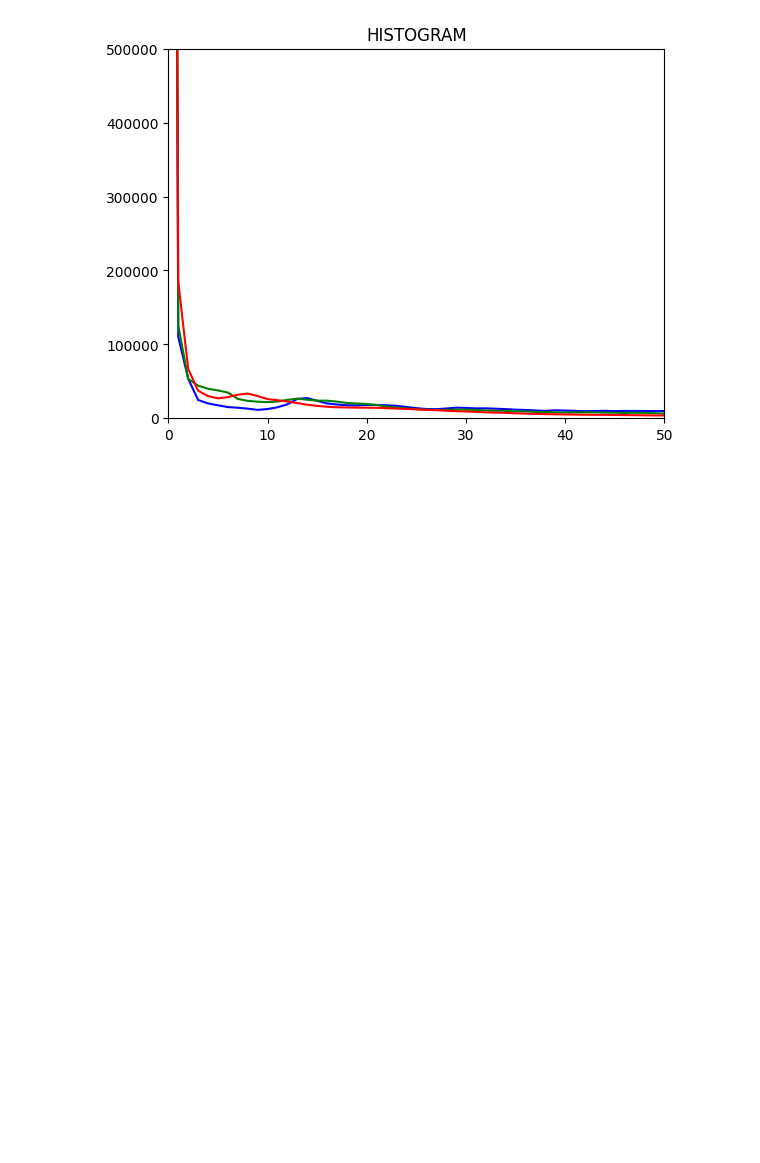
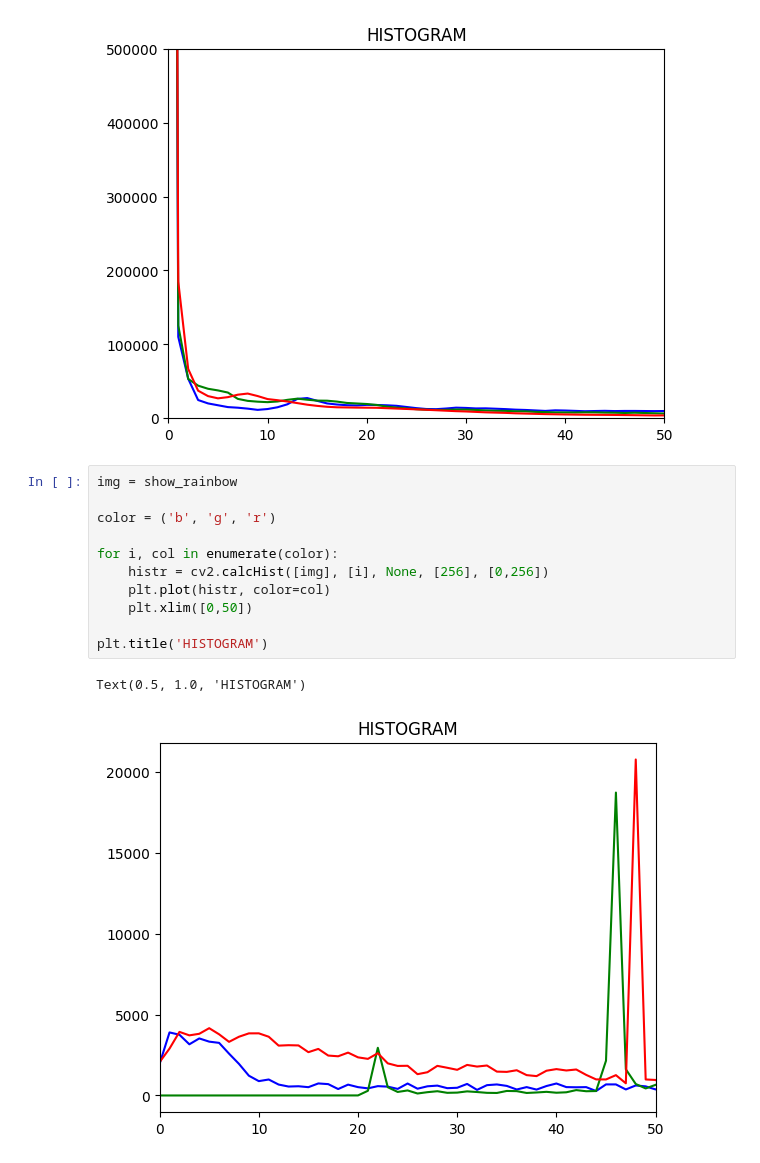
Before and after one commit to walterbishop67/OpenCv_Ex_U, a Jupyter notebook: Section_3/Image_processing_6.ipynb, the cells around one changed output. Cells and saved outputs as stored; diff of their text form; blank space fills up the shorter version.

```diff
--- a/Section_3/Image_processing_6.ipynb
+++ b/Section_3/Image_processing_6.ipynb
@@ -58,3 +58,17 @@ plt.title('HISTOGRAM')
 # %% [output]
 Text(0.5, 1.0, 'HISTOGRAM')
 [figure]
+# %%
+img = show_rainbow
+
+color = ('b', 'g', 'r')
+
+for i, col in enumerate(color):
+    histr = cv2.calcHist([img], [i], None, [256], [0,256])
+    plt.plot(histr, color=col)
+    plt.xlim([0,50])
+
+plt.title('HISTOGRAM')
+# %% [output]
+Text(0.5, 1.0, 'HISTOGRAM')
+[figure, added]
```
Also changed, not shown: 1 other file.
